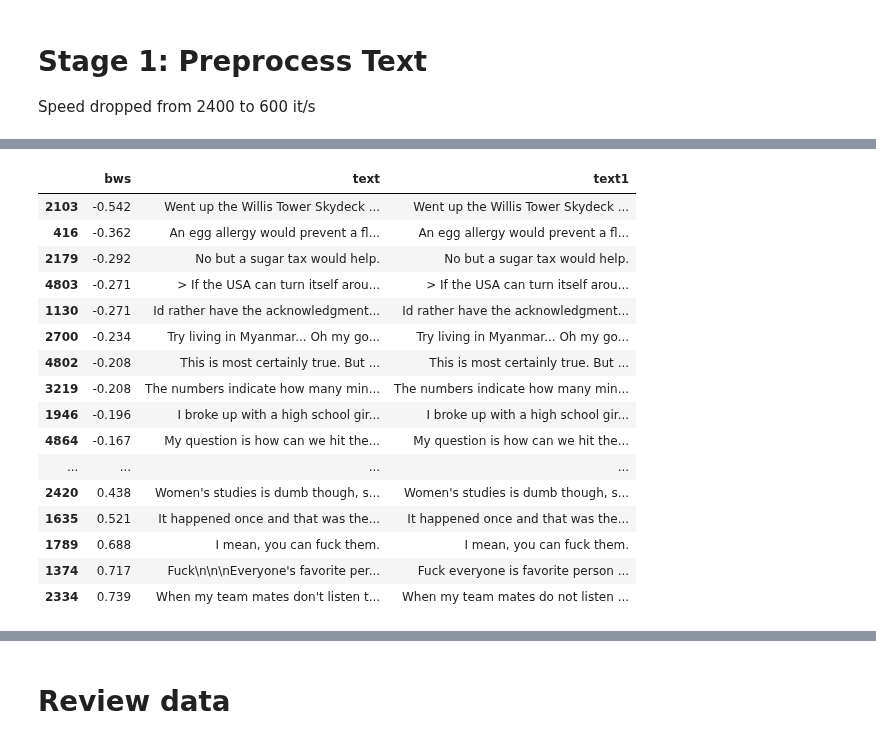
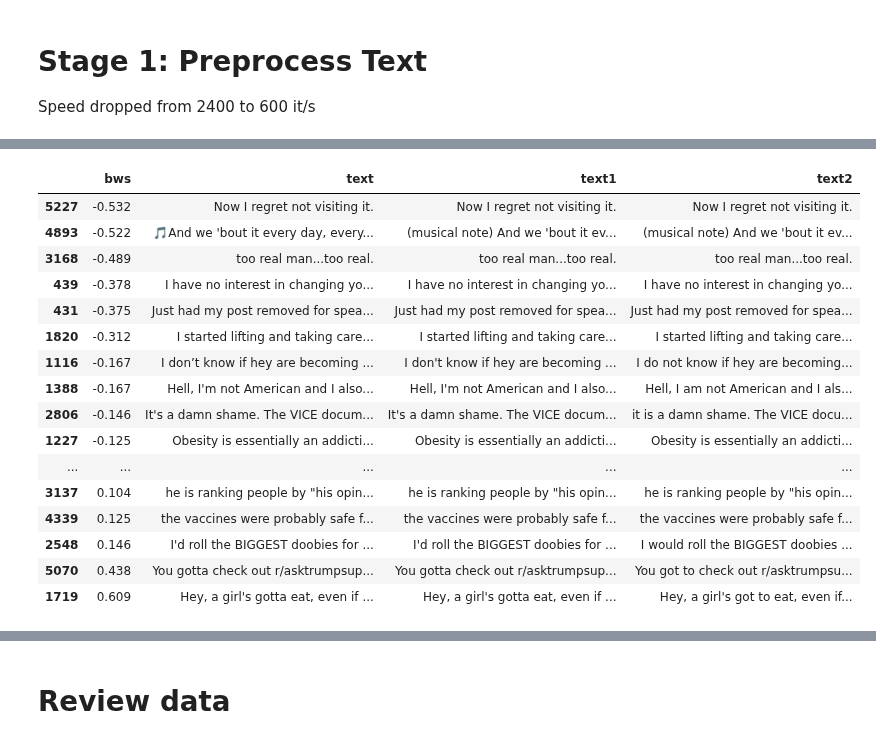
Before and after one commit to seahrh/kaggle-jigsaw-toxic-severity-rating, a Jupyter notebook: pre_ruddit.ipynb, the cells around one changed output, grey strips where cells are left out. Cells and saved outputs as stored; diff of their text form; code cells hidden in the pictures.

```diff
--- a/pre_ruddit.ipynb
+++ b/pre_ruddit.ipynb
@@ -69,5 +69,13 @@ def pre1(row) -> str:
     return mylib.pre1(row["text"])
 
 
+def pre2(row) -> str:
+    return mylib.pre2(row["text1"])
+
+
 col = "text1"
+print(col)
 df[col] = df.progress_apply(pre1, axis=1)
+col = "text2"
+print(col)
+df[col] = df.progress_apply(pre2, axis=1)
@@ -74,4 +85,4 @@ df[col] = df.progress_apply(pre1, axis=1)
 # %%
-cols = ["bws", "text", "text1"]
-df[cols].sample(30).sort_values("bws").head(30)
+cols = ["bws", "text", "text1", "text2"]
+df[cols].sample(20).sort_values("bws").head(20)
 # %% [output]
@@ -95,21 +106,21 @@ df[cols].sample(30).sort_values("bws").head(30)
 # %%
-df[cols].sample(30).sort_values("bws").head(30)
+df[cols].sample(20).sort_values("bws").head(20)
 # %% [output]
-|  | bws | text | text1 |
-| 2103 | -0.542 | Went up the Willis Tower Skydeck ... | Went up the Willis Tower Skydeck ... |
-| 416 | -0.362 | An egg allergy would prevent a fl... | An egg allergy would prevent a fl... |
-| 2179 | -0.292 | No but a sugar tax would help. | No but a sugar tax would help. |
-| 4803 | -0.271 | > If the USA can turn itself arou... | > If the USA can turn itself arou... |
-| 1130 | -0.271 | Id rather have the acknowledgment... | Id rather have the acknowledgment... |
-| 2700 | -0.234 | Try living in Myanmar... Oh my go... | Try living in Myanmar... Oh my go... |
-| 4802 | -0.208 | This is most certainly true. But ... | This is most certainly true. But ... |
-| 3219 | -0.208 | The numbers indicate how many min... | The numbers indicate how many min... |
-| 1946 | -0.196 | I broke up with a high school gir... | I broke up with a high school gir... |
-| 4864 | -0.167 | My question is how can we hit the... | My question is how can we hit the... |
-| ... | ... | ... | ... |
-| 2420 | 0.438 | Women's studies is dumb though, s... | Women's studies is dumb though, s... |
-| 1635 | 0.521 | It happened once and that was the... | It happened once and that was the... |
-| 1789 | 0.688 | I mean, you can fuck them. | I mean, you can fuck them. |
-| 1374 | 0.717 | Fuck\n\n\nEveryone's favorite per... | Fuck everyone is favorite person ... |
-| 2334 | 0.739 | When my team mates don't listen t... | When my team mates do not listen ... |
+|  | bws | text | text1 | text2 |
+| 5227 | -0.532 | Now I regret not visiting it. | Now I regret not visiting it. | Now I regret not visiting it. |
+| 4893 | -0.522 | 🎵And we 'bout it every day, every... | (musical note) And we 'bout it ev... | (musical note) And we 'bout it ev... |
+| 3168 | -0.489 | too real man...too real. | too real man...too real. | too real man...too real. |
+| 439 | -0.378 | I have no interest in changing yo... | I have no interest in changing yo... | I have no interest in changing yo... |
+| 431 | -0.375 | Just had my post removed for spea... | Just had my post removed for spea... | Just had my post removed for spea... |
+| 1820 | -0.312 | I started lifting and taking care... | I started lifting and taking care... | I started lifting and taking care... |
+| 1116 | -0.167 | I don’t know if hey are becoming ... | I don't know if hey are becoming ... | I do not know if hey are becoming... |
+| 1388 | -0.167 | Hell, I'm not American and I also... | Hell, I'm not American and I also... | Hell, I am not American and I als... |
+| 2806 | -0.146 | It's a damn shame. The VICE docum... | It's a damn shame. The VICE docum... | it is a damn shame. The VICE docu... |
+| 1227 | -0.125 | Obesity is essentially an addicti... | Obesity is essentially an addicti... | Obesity is essentially an addicti... |
+| ... | ... | ... | ... | ... |
+| 3137 | 0.104 | he is ranking people by "his opin... | he is ranking people by "his opin... | he is ranking people by "his opin... |
+| 4339 | 0.125 | the vaccines were probably safe f... | the vaccines were probably safe f... | the vaccines were probably safe f... |
+| 2548 | 0.146 | I'd roll the BIGGEST doobies for ... | I'd roll the BIGGEST doobies for ... | I would roll the BIGGEST doobies ... |
+| 5070 | 0.438 | You gotta check out r/asktrumpsup... | You gotta check out r/asktrumpsup... | You got to check out r/asktrumpsu... |
+| 1719 | 0.609 | Hey, a girl's gotta eat, even if ... | Hey, a girl's gotta eat, even if ... | Hey, a girl's got to eat, even if... |
 # %%
```
Also changed, not shown: parts of 6 cells of this notebook, 4 other files.
